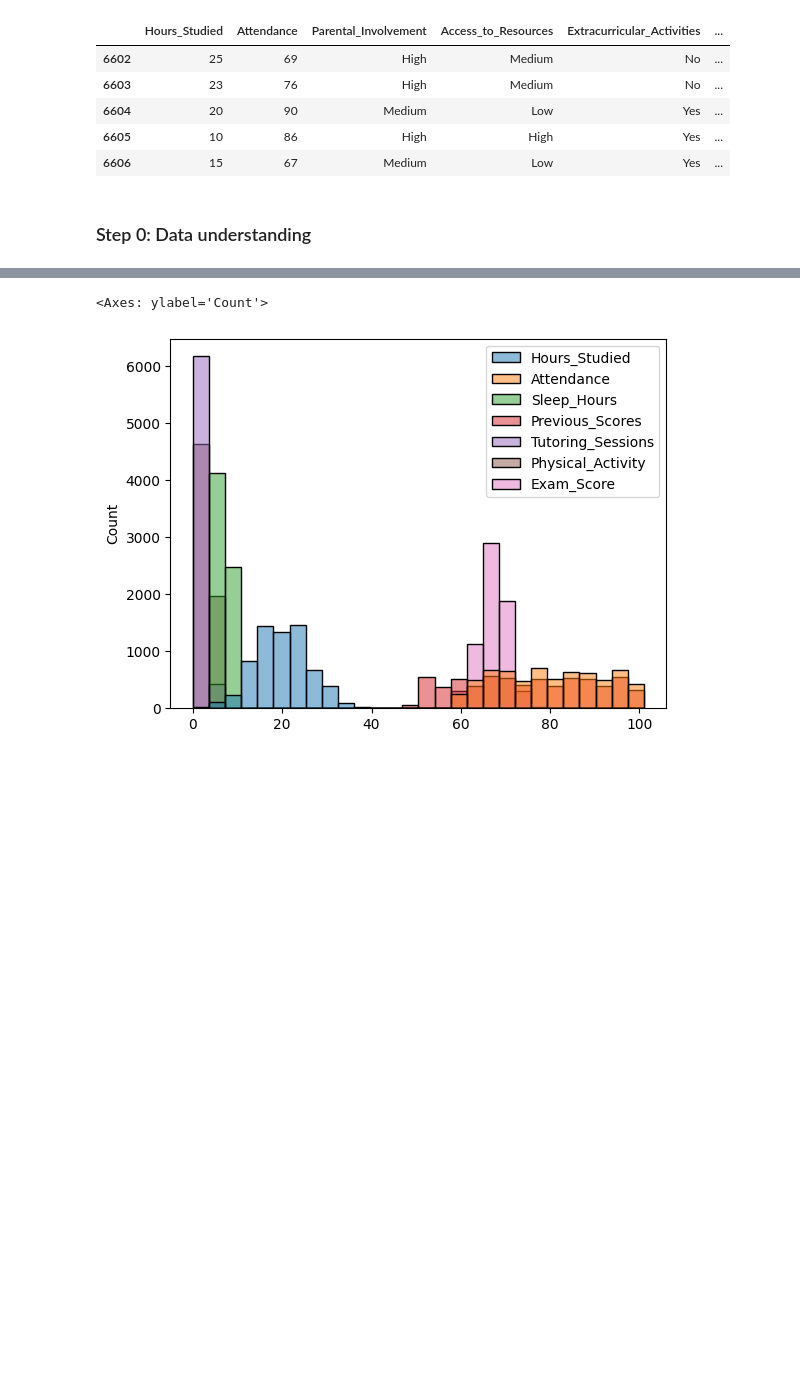
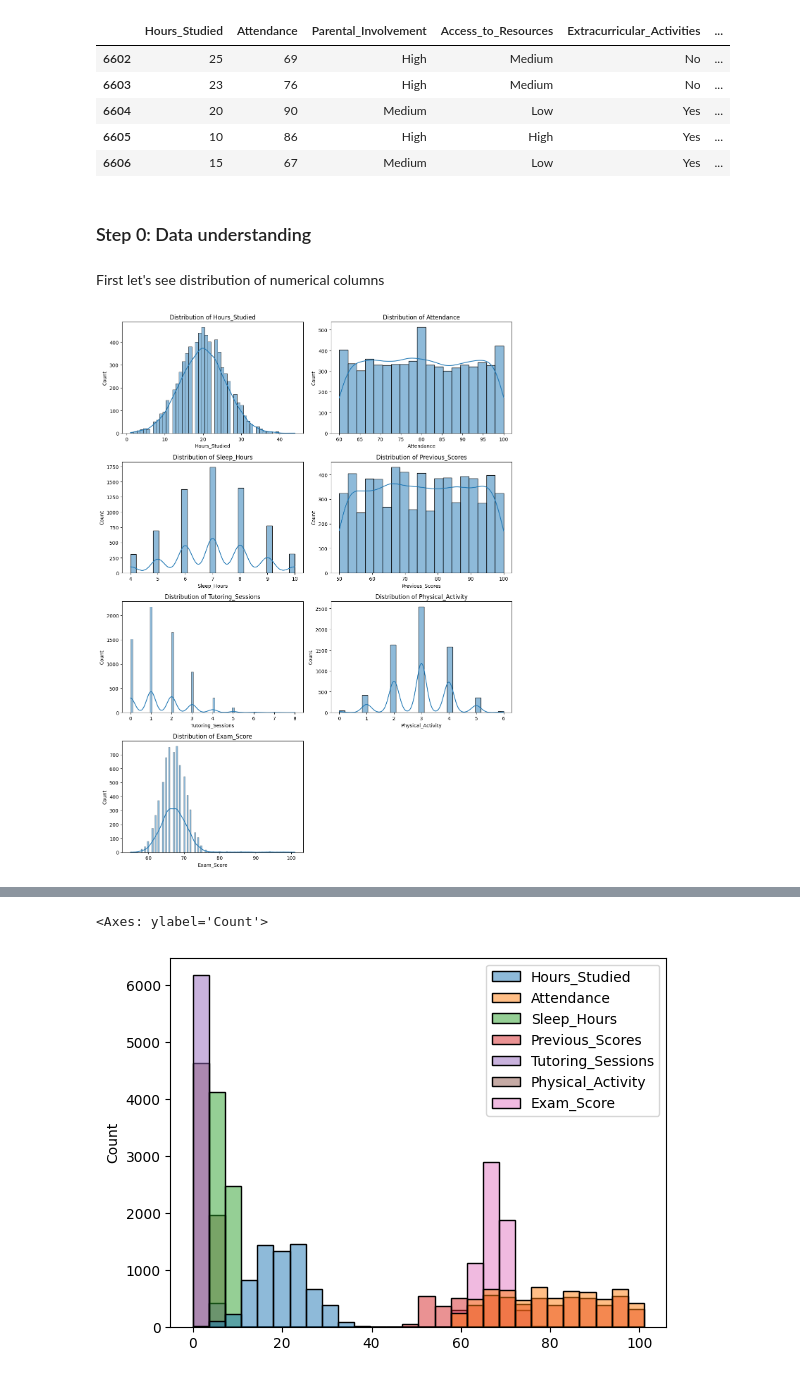
Before and after one commit to Clayton2394/Project_IML, a Jupyter notebook: StudentPerformancePredictionModel.ipynb, the cells around one changed output, grey strips where cells are left out. Drawn from its saved outputs; the diff is of its cells as text; code cells hidden in the pictures; blank space fills up the shorter version.

```diff
--- a/StudentPerformancePredictionModel.ipynb
+++ b/StudentPerformancePredictionModel.ipynb
@@ -21,11 +74,11 @@ warnings.filterwarnings("ignore")
 # %%
 # 1. Data Reading
 dataset = pd.read_csv("StudentPerformanceFactors.csv")
-# List of categorical columns ()
-categorical_columns = ['Parental_Involvement', 'Access_to_Resources', 'Extracurricular_Activities',
-                'Motivation_Level', 'Internet_Access', 'Family_Income', 'Teacher_Quality',
-                'School_Type', 'Peer_Influence', 'Learning_Disabilities',
-                'Parental_Education_Level', 'Distance_from_Home', 'Gender']
+# List of categorical columns and numerical columns
+numerical_columns=dataset.select_dtypes(include=['int64']).columns.tolist()
+categorical_columns = dataset.select_dtypes(include=['object']).columns.tolist()
+print("List of numerical columns:",numerical_columns)
+print("List of categorical columns:",categorical_columns)
 # Let's look at the first 5 rows to understand what our data looks like
 print("First 5 rows of data:")
 display(dataset.head())
@@ -69,3 +124,19 @@ dataset.tail()
 | 6606 | 15 | 67 | Medium | Low | Yes | ... |
 # %% [markdown]
 ### Step 0: Data understanding
+# %% [markdown]
+First let's see distribution of numerical columns
+# %%
+no_of_plots=2
+no_of_rows=(len(numerical_columns)+1)//no_of_plots
+fig=plt.figure(figsize=(12,4*no_of_rows))
+for i,col in enumerate(numerical_columns):
+    subplot_index=i+1
+    plt.subplot(no_of_rows,no_of_plots,subplot_index)
+    sns.histplot(dataset[col],kde=True)
+    plt.title(f'Distribution of {col}')
+    plt.xlabel(col)
+plt.tight_layout()
+plt.show()
+# %% [output]
+[figure, added]
```
Also changed, not shown: parts of 50 cells of this notebook.
